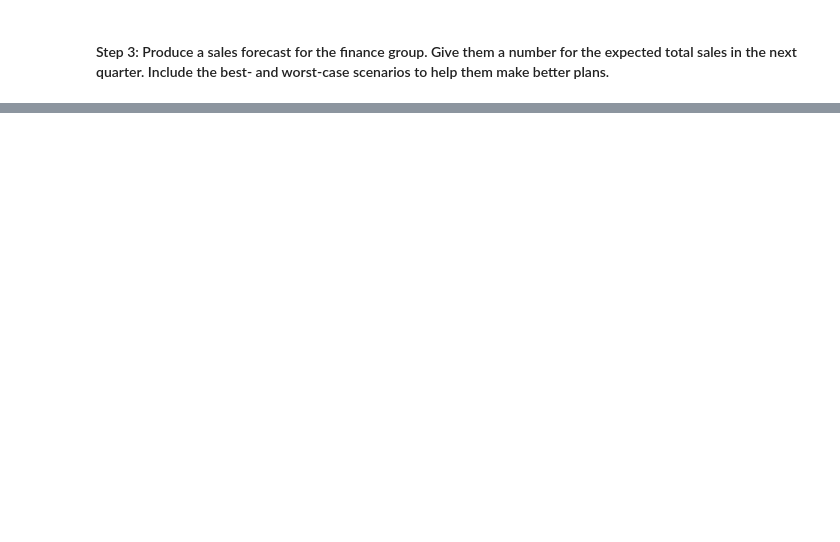
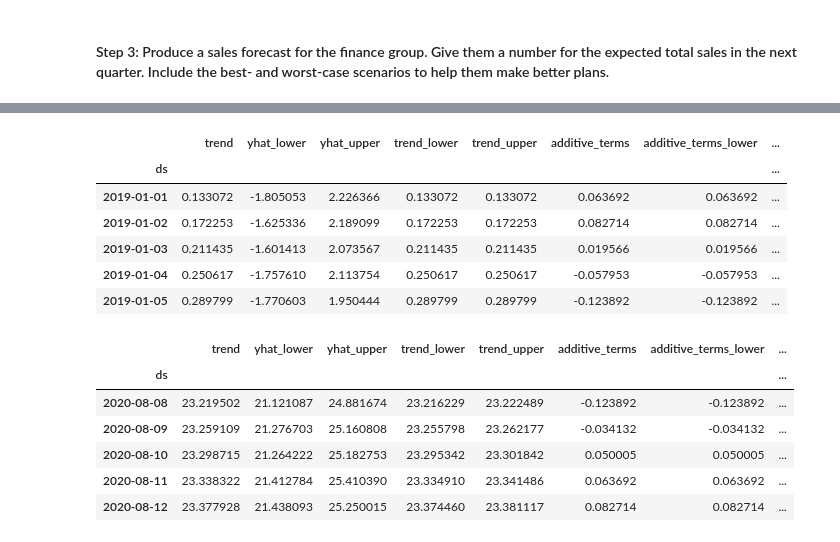
Before and after one commit to sububer/mercado-growth-analysis, a Jupyter notebook: app/forecasting_net_prophet.ipynb, the cells around one changed output, grey strips where cells are left out. Saved outputs shown, nothing was run; the diff lists cells and outputs as text; code cells hidden in the pictures; blank space fills up the shorter version.

```diff
--- a/app/forecasting_net_prophet.ipynb
+++ b/app/forecasting_net_prophet.ipynb
@@ -691,9 +747,25 @@ mercado_sales_prophet_forecast = # YOUR CODE HERE
 # %%
 # For the mercado_sales_prophet_forecast DataFrame, set the ds column as the DataFrame Index
-mercado_sales_prophet_forecast = # YOUR CODE HERE
-
-# Display the first and last five rows of the DataFrame
-# YOUR CODE HERE
+mercado_sales_prophet_forecast = mercado_sales_prophet_forecast.set_index('ds')
+# %%
+# Display the first and last five rows of the DataFrame
+display(mercado_sales_prophet_forecast.head())
+display(mercado_sales_prophet_forecast.tail())
+# %% [output]
+|  | trend | yhat_lower | yhat_upper | trend_lower | trend_upper | additive_terms | additive_terms_lower | ... |
+| ds |  |  |  |  |  |  |  | ... |
+| 2019-01-01 | 0.133072 | -1.805053 | 2.226366 | 0.133072 | 0.133072 | 0.063692 | 0.063692 | ... |
+| 2019-01-02 | 0.172253 | -1.625336 | 2.189099 | 0.172253 | 0.172253 | 0.082714 | 0.082714 | ... |
+| 2019-01-03 | 0.211435 | -1.601413 | 2.073567 | 0.211435 | 0.211435 | 0.019566 | 0.019566 | ... |
+| 2019-01-04 | 0.250617 | -1.757610 | 2.113754 | 0.250617 | 0.250617 | -0.057953 | -0.057953 | ... |
+| 2019-01-05 | 0.289799 | -1.770603 | 1.950444 | 0.289799 | 0.289799 | -0.123892 | -0.123892 | ... |
+|  | trend | yhat_lower | yhat_upper | trend_lower | trend_upper | additive_terms | additive_terms_lower | ... |
+| ds |  |  |  |  |  |  |  | ... |
+| 2020-08-08 | 23.219502 | 21.121087 | 24.881674 | 23.216229 | 23.222489 | -0.123892 | -0.123892 | ... |
+| 2020-08-09 | 23.259109 | 21.276703 | 25.160808 | 23.255798 | 23.262177 | -0.034132 | -0.034132 | ... |
+| 2020-08-10 | 23.298715 | 21.264222 | 25.182753 | 23.295342 | 23.301842 | 0.050005 | 0.050005 | ... |
+| 2020-08-11 | 23.338322 | 21.412784 | 25.410390 | 23.334910 | 23.341486 | 0.063692 | 0.063692 | ... |
+| 2020-08-12 | 23.377928 | 21.438093 | 25.250015 | 23.374460 | 23.381117 | 0.082714 | 0.082714 | ... |
 # %%
 # Produce a sales forecast for the finance division
 # giving them a number for expected total sales next quarter.
```
Also changed, not shown: parts of 16 cells of this notebook.
